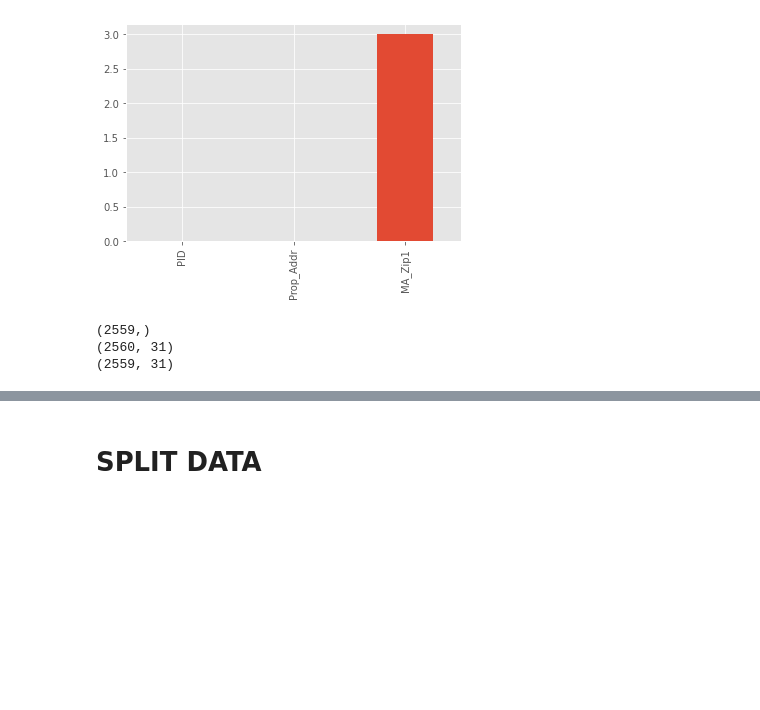
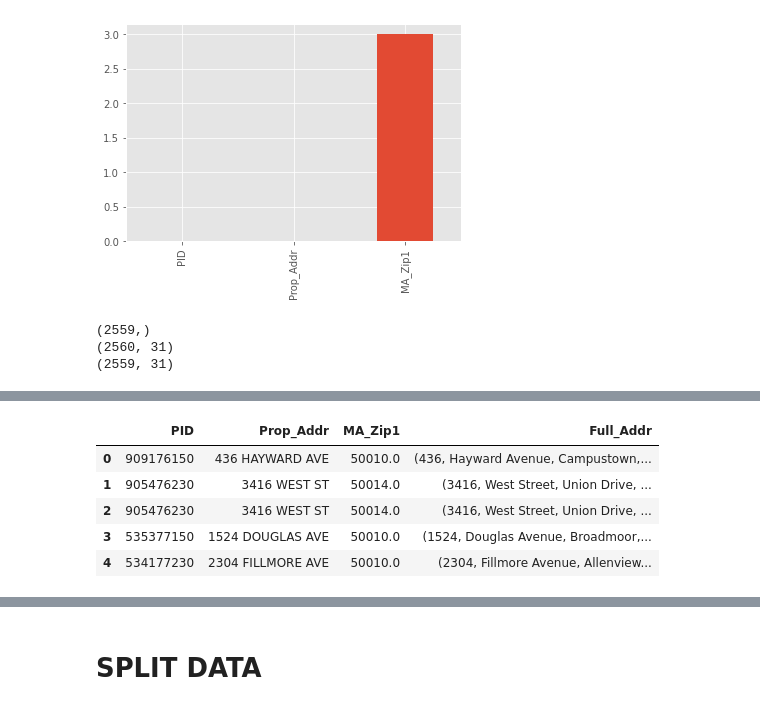
Before and after one commit to jonahsg/ML_housing_price, a Jupyter notebook: EDA_Lena.ipynb, the cells around one changed output, grey strips where cells are left out. Drawn from its saved outputs; the diff is of its cells as text; code cells hidden in the pictures; blank space fills up the shorter version.

```diff
--- a/EDA_Lena.ipynb
+++ b/EDA_Lena.ipynb
@@ -206,0 +271,4 @@ print(housing.shape)
+# %%
+# For whatever reason creating longitude and latitude columns from 'test' works
+# Keeping for debugging reference
+test = geodata.head()
@@ -206,0 +286,9 @@ print(housing.shape)
+# %%
+test
+# %% [output]
+|  | PID | Prop_Addr | MA_Zip1 | Full_Addr |
+| 0 | 909176150 | 436 HAYWARD AVE | 50010.0 | (436, Hayward Avenue, Campustown,... |
+| 1 | 905476230 | 3416 WEST ST | 50014.0 | (3416, West Street, Union Drive, ... |
+| 2 | 905476230 | 3416 WEST ST | 50014.0 | (3416, West Street, Union Drive, ... |
+| 3 | 535377150 | 1524 DOUGLAS AVE | 50010.0 | (1524, Douglas Avenue, Broadmoor,... |
+| 4 | 534177230 | 2304 FILLMORE AVE | 50010.0 | (2304, Fillmore Avenue, Allenview... |
```
Also changed, not shown: parts of 22 cells of this notebook.
